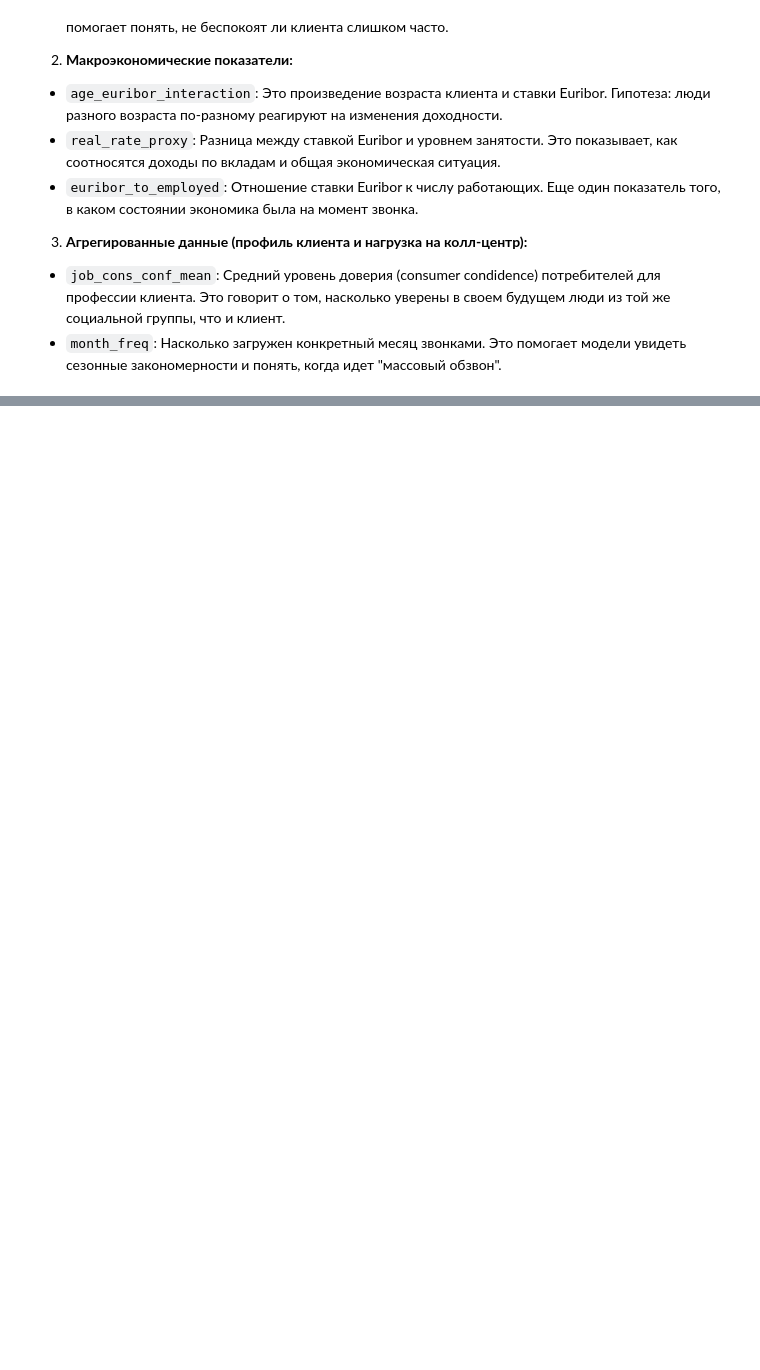
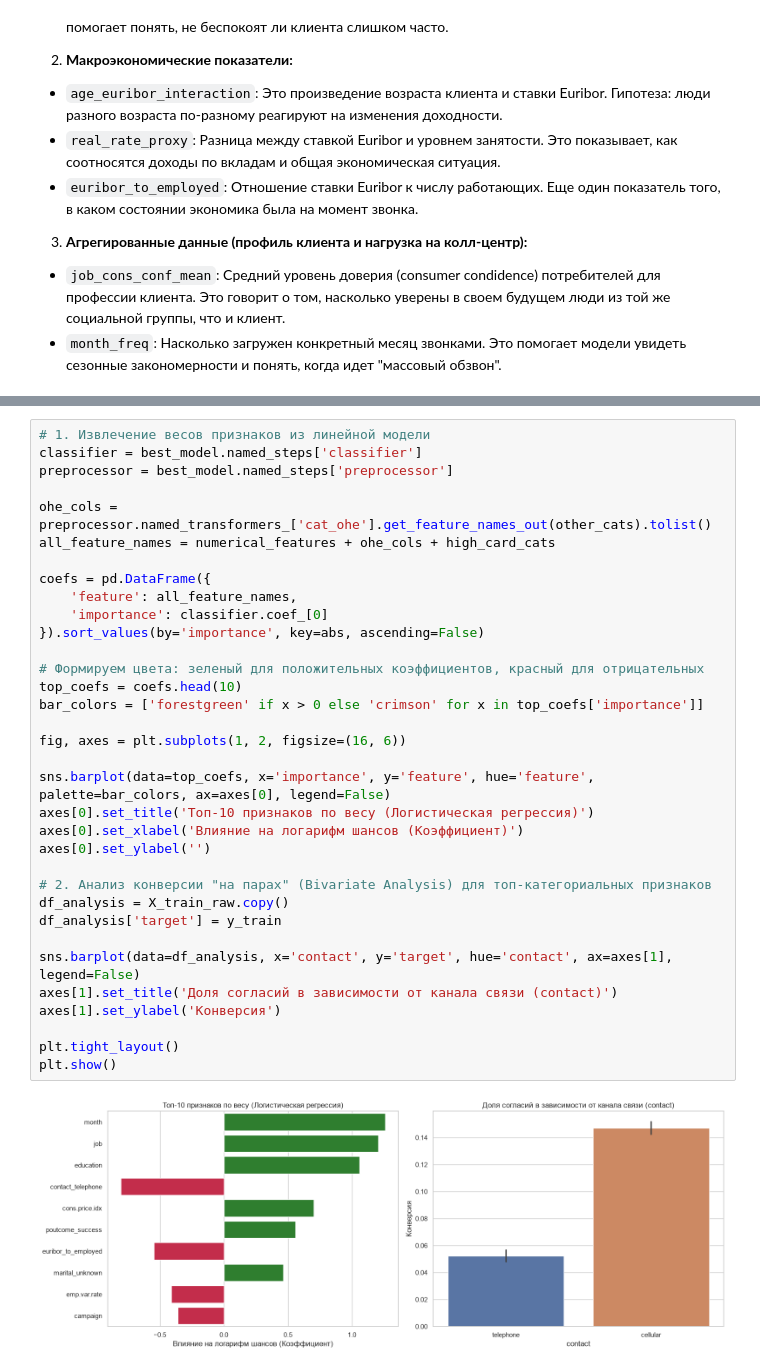
Before and after one commit to KgAmerlion/project_practice_team_1, a Jupyter notebook: Case_3_Final.ipynb, the cells around one changed output, grey strips where cells are left out. Drawn from its saved outputs; the diff is of its cells as text; blank space fills up the shorter version.

```diff
--- a/Case_3_Final.ipynb
+++ b/Case_3_Final.ipynb
@@ -344,0 +227,36 @@ plt.show()
+# %%
+# 1. Извлечение весов признаков из линейной модели
+classifier = best_model.named_steps['classifier']
+preprocessor = best_model.named_steps['preprocessor']
+
+ohe_cols = preprocessor.named_transformers_['cat_ohe'].get_feature_names_out(other_cats).tolist()
+all_feature_names = numerical_features + ohe_cols + high_card_cats
+
+coefs = pd.DataFrame({
+    'feature': all_feature_names,
+    'importance': classifier.coef_[0]
+}).sort_values(by='importance', key=abs, ascending=False)
+
+# Формируем цвета: зеленый для положительных коэффициентов, красный для отрицательных
+top_coefs = coefs.head(10)
+bar_colors = ['forestgreen' if x > 0 else 'crimson' for x in top_coefs['importance']]
+
+fig, axes = plt.subplots(1, 2, figsize=(16, 6))
+
+sns.barplot(data=top_coefs, x='importance', y='feature', hue='feature', palette=bar_colors, ax=axes[0], legend=False)
+axes[0].set_title('Топ-10 признаков по весу (Логистическая регрессия)')
+axes[0].set_xlabel('Влияние на логарифм шансов (Коэффициент)')
+axes[0].set_ylabel('')
+
+# 2. Анализ конверсии "на парах" (Bivariate Analysis) для топ-категориальных признаков
+df_analysis = X_train_raw.copy()
+df_analysis['target'] = y_train
+
+sns.barplot(data=df_analysis, x='contact', y='target', hue='contact', ax=axes[1], legend=False)
+axes[1].set_title('Доля согласий в зависимости от канала связи (contact)')
+axes[1].set_ylabel('Конверсия')
+
+plt.tight_layout()
+plt.show()
+# %% [output]
+[figure, added]
```
Also changed, not shown: parts of 14 cells of this notebook, 3 other files.
